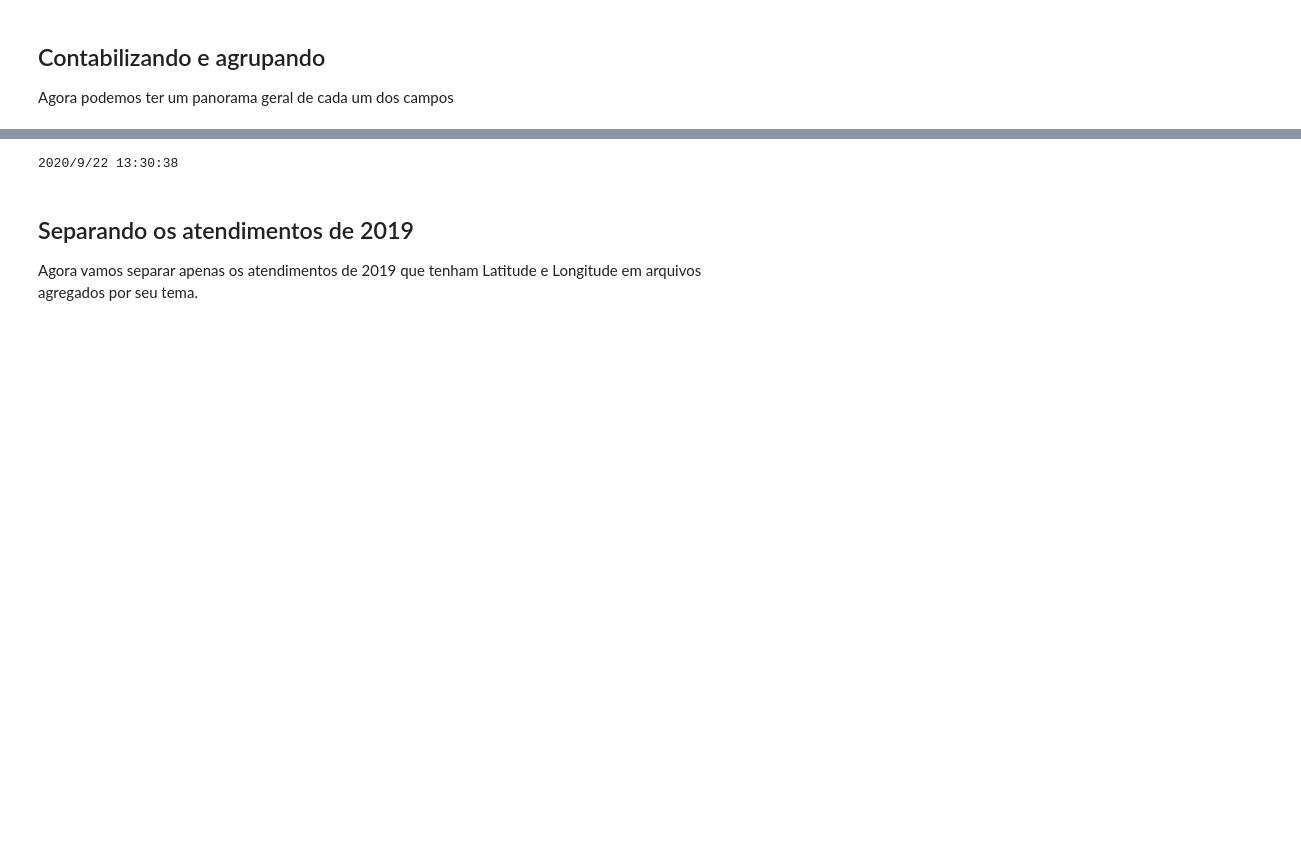
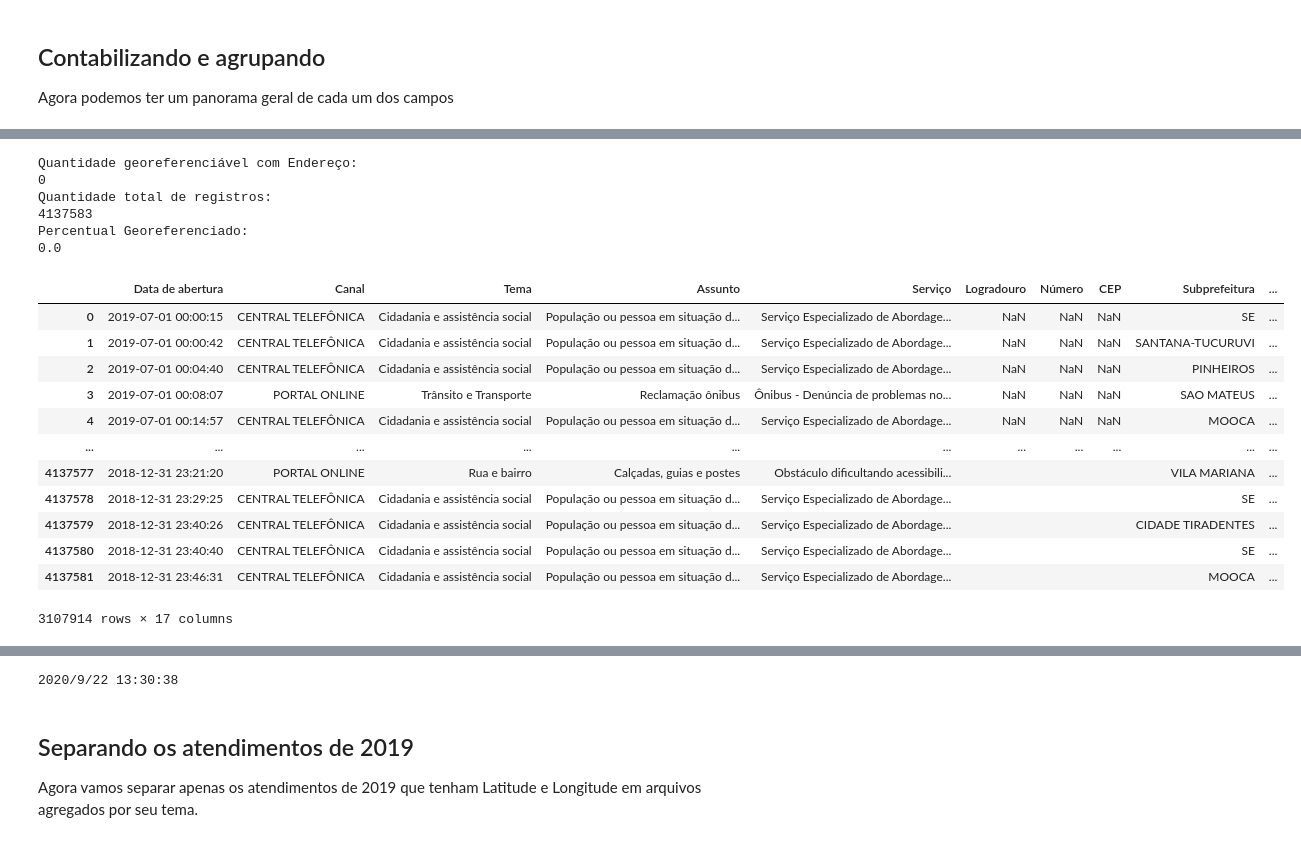
Before and after one commit to geoinfo-smdu/geo-sp156, a Jupyter notebook: Primeiros Prcessamentos e Análises.ipynb, the cells around one changed output, grey strips where cells are left out. Cells and saved outputs as stored; diff of their text form; code cells hidden in the pictures; blank space fills up the shorter version.

Commit message:
Atualizando para a versão totalizada de 2019

```diff
--- a/Primeiros Prcessamentos e Análises.ipynb
+++ b/Primeiros Prcessamentos e Análises.ipynb
@@ -180,3 +185,33 @@ Percentual Georeferenciado:
+# %%
+print("Quantidade georeferenciável com Endereço:")
+print(quantidade_logradouro_numero)
+print("Quantidade total de registros:")
+print(quantidade_total)
+print("Percentual Georeferenciado:")
+print(percentual)
+# %% [output]
+Quantidade georeferenciável com Endereço:
+0
+Quantidade total de registros:
+4137583
+Percentual Georeferenciado:
+0.0
+# %%
+frame[((frame.Logradouro.str != '') & (frame['Número'].str != '')) & frame.Longitude.isna() & frame.Latitude.isna()]
+# %% [output]
+|  | Data de abertura | Canal | Tema | Assunto | Serviço | Logradouro | Número | CEP | Subprefeitura | ... |
+| 0 | 2019-07-01 00:00:15 | CENTRAL TELEFÔNICA | Cidadania e assistência social | População ou pessoa em situação d... | Serviço Especializado de Abordage... | NaN | NaN | NaN | SE | ... |
+| 1 | 2019-07-01 00:00:42 | CENTRAL TELEFÔNICA | Cidadania e assistência social | População ou pessoa em situação d... | Serviço Especializado de Abordage... | NaN | NaN | NaN | SANTANA-TUCURUVI | ... |
+| 2 | 2019-07-01 00:04:40 | CENTRAL TELEFÔNICA | Cidadania e assistência social | População ou pessoa em situação d... | Serviço Especializado de Abordage... | NaN | NaN | NaN | PINHEIROS | ... |
+| 3 | 2019-07-01 00:08:07 | PORTAL ONLINE | Trânsito e Transporte | Reclamação ônibus | Ônibus - Denúncia de problemas no... | NaN | NaN | NaN | SAO MATEUS | ... |
+| 4 | 2019-07-01 00:14:57 | CENTRAL TELEFÔNICA | Cidadania e assistência social | População ou pessoa em situação d... | Serviço Especializado de Abordage... | NaN | NaN | NaN | MOOCA | ... |
+| ... | ... | ... | ... | ... | ... | ... | ... | ... | ... | ... |
+| 4137577 | 2018-12-31 23:21:20 | PORTAL ONLINE | Rua e bairro | Calçadas, guias e postes | Obstáculo dificultando acessibili... |  |  |  | VILA MARIANA | ... |
+| 4137578 | 2018-12-31 23:29:25 | CENTRAL TELEFÔNICA | Cidadania e assistência social | População ou pessoa em situação d... | Serviço Especializado de Abordage... |  |  |  | SE | ... |
+| 4137579 | 2018-12-31 23:40:26 | CENTRAL TELEFÔNICA | Cidadania e assistência social | População ou pessoa em situação d... | Serviço Especializado de Abordage... |  |  |  | CIDADE TIRADENTES | ... |
+| 4137580 | 2018-12-31 23:40:40 | CENTRAL TELEFÔNICA | Cidadania e assistência social | População ou pessoa em situação d... | Serviço Especializado de Abordage... |  |  |  | SE | ... |
+| 4137581 | 2018-12-31 23:46:31 | CENTRAL TELEFÔNICA | Cidadania e assistência social | População ou pessoa em situação d... | Serviço Especializado de Abordage... |  |  |  | MOOCA | ... |
+3107914 rows × 17 columns
 # %%
 # Agrupando por temas os atendimentos georeferenciaveis
 frame[frame.Setor.str.isnumeric() | frame.Quadra.str.isnumeric() | frame.Longitude.notna() | frame.Latitude.notna()].groupby(['Tema', 'Assunto', 'Serviço']).size().to_csv(r'resultados\sp156_atendimentos_agrupados_georeferenciaveis.csv')
```
Also changed, not shown: parts of 17 cells of this notebook, 8 other files.
